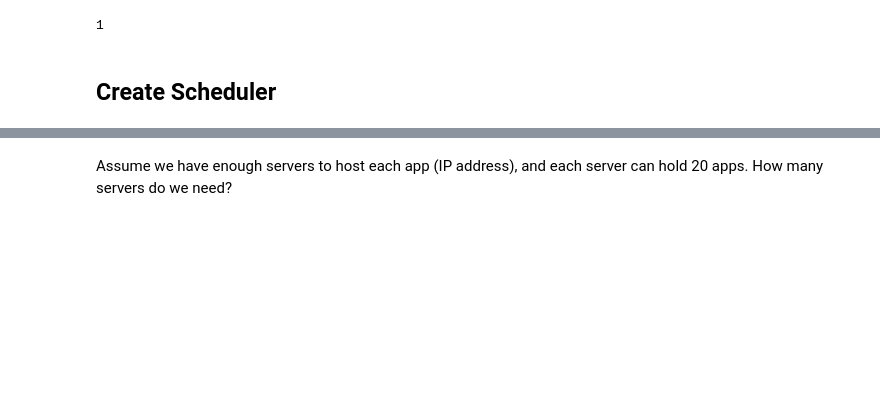
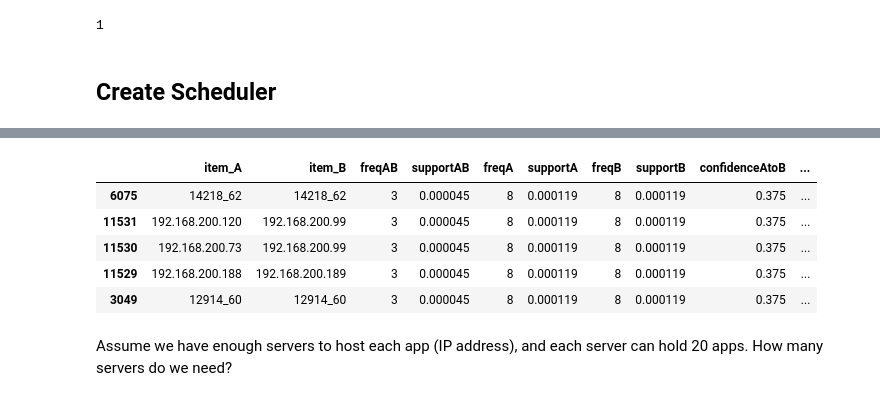
Before and after one commit to nrb75/Manifold, a Jupyter notebook: Apriori association_generator.ipynb, the cells around one changed output, grey strips where cells are left out. Saved outputs shown, nothing was run; the diff lists cells and outputs as text; code cells hidden in the pictures; blank space fills up the shorter version.

```diff
--- a/Apriori association_generator.ipynb
+++ b/Apriori association_generator.ipynb
@@ -237,3 +234,9 @@ len(rules_70)
 1
 # %% [markdown]
 ## Create Scheduler
+# %%
+#add back in the pairs column so we can match it up with our dataframe
+
+rules['pairs']=list(zip(rules.item_A, rules.item_B))
+rules['pairs']=rules['pairs'].apply(sorted)
+rules['pairs2']=tuple(rules['pairs'])
@@ -240,2 +252,11 @@ len(rules_70)
+# %%
+rules.head()
+# %% [output]
+|  | item_A | item_B | freqAB | supportAB | freqA | supportA | freqB | supportB | confidenceAtoB | ... |
+| 6075 | 14218_62 | 14218_62 | 3 | 0.000045 | 8 | 0.000119 | 8 | 0.000119 | 0.375 | ... |
+| 11531 | 192.168.200.120 | 192.168.200.99 | 3 | 0.000045 | 8 | 0.000119 | 8 | 0.000119 | 0.375 | ... |
+| 11530 | 192.168.200.73 | 192.168.200.99 | 3 | 0.000045 | 8 | 0.000119 | 8 | 0.000119 | 0.375 | ... |
+| 11529 | 192.168.200.188 | 192.168.200.189 | 3 | 0.000045 | 8 | 0.000119 | 8 | 0.000119 | 0.375 | ... |
+| 3049 | 12914_60 | 12914_60 | 3 | 0.000045 | 8 | 0.000119 | 8 | 0.000119 | 0.375 | ... |
 # %% [markdown]
 Assume we have enough servers to host each app (IP address), and each server can hold 20 apps. How many servers do we need?
```
Also changed, not shown: parts of 33 cells of this notebook, 1 other file.
